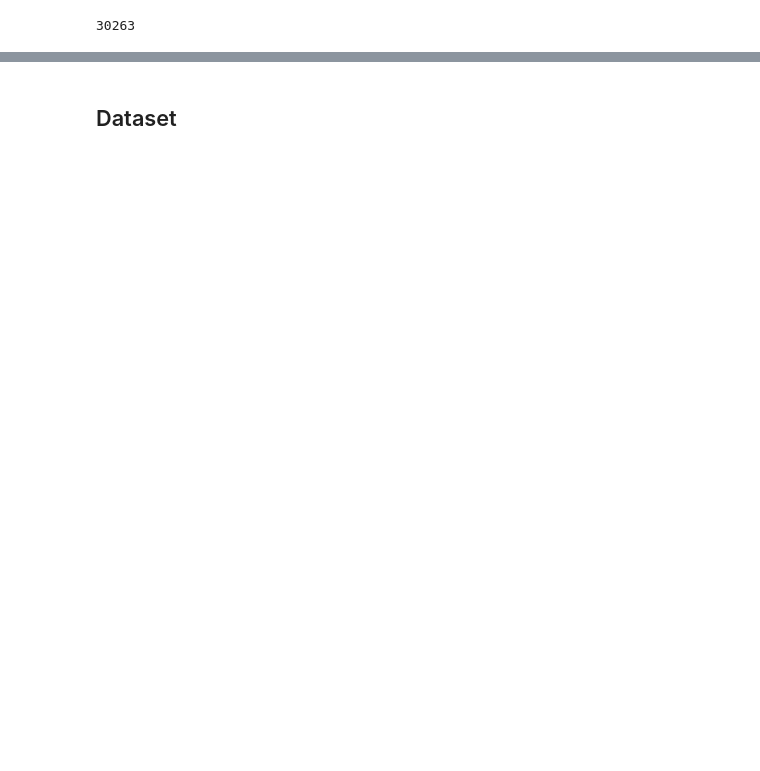
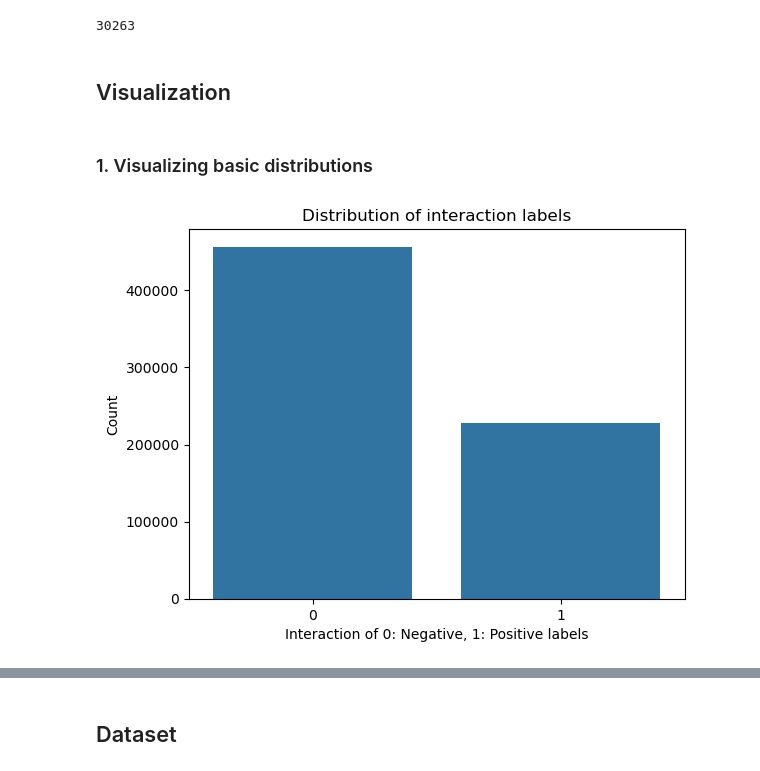
Before and after one commit to yeti-teti/PinUI-Test, a Jupyter notebook: ppi-esm.ipynb, the cells around one changed output, grey strips where cells are left out. Saved outputs shown, nothing was run; the diff lists cells and outputs as text; code cells hidden in the pictures; blank space fills up the shorter version.

```diff
--- a/ppi-esm.ipynb
+++ b/ppi-esm.ipynb
@@ -29,3 +40,16 @@ N = len(all_proteins)
 N
 # %% [output]
 30263
+# %% [markdown]
+## Visualization
+# %% [markdown]
+### 1. Visualizing basic distributions
+# %%
+# Count plot for interaction labels
+sns.countplot(x='interaction', data=data)
+plt.title("Distribution of interaction labels")
+plt.xlabel("Interaction of 0: Negative, 1: Positive labels")
+plt.ylabel("Count")
+plt.show()
+# %% [output]
+[figure, added]
```
Also changed, not shown: parts of 37 cells of this notebook, 1 other file.
